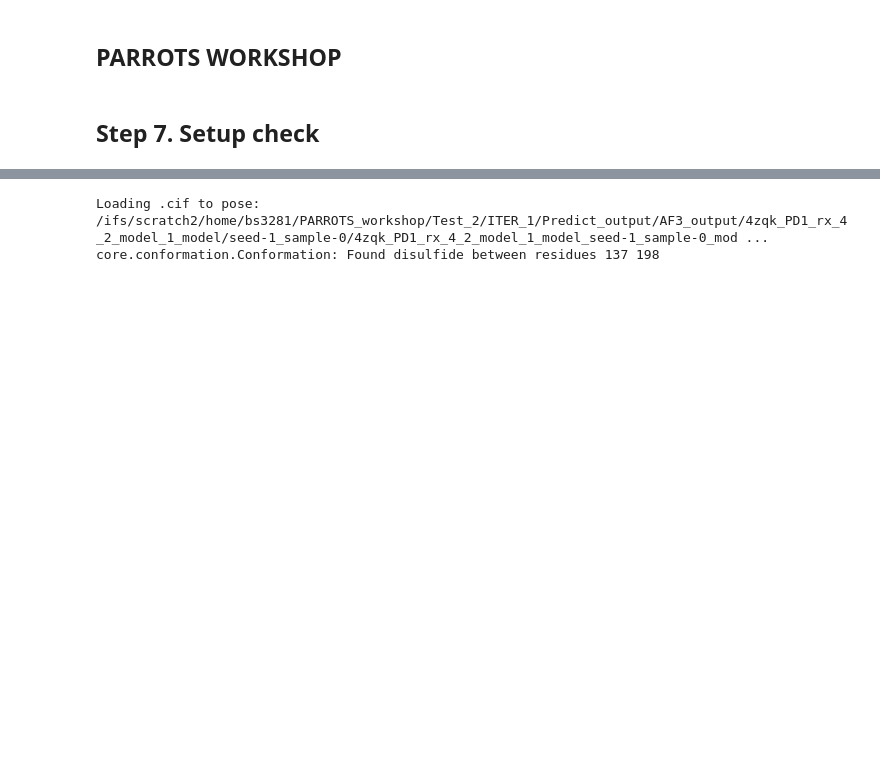
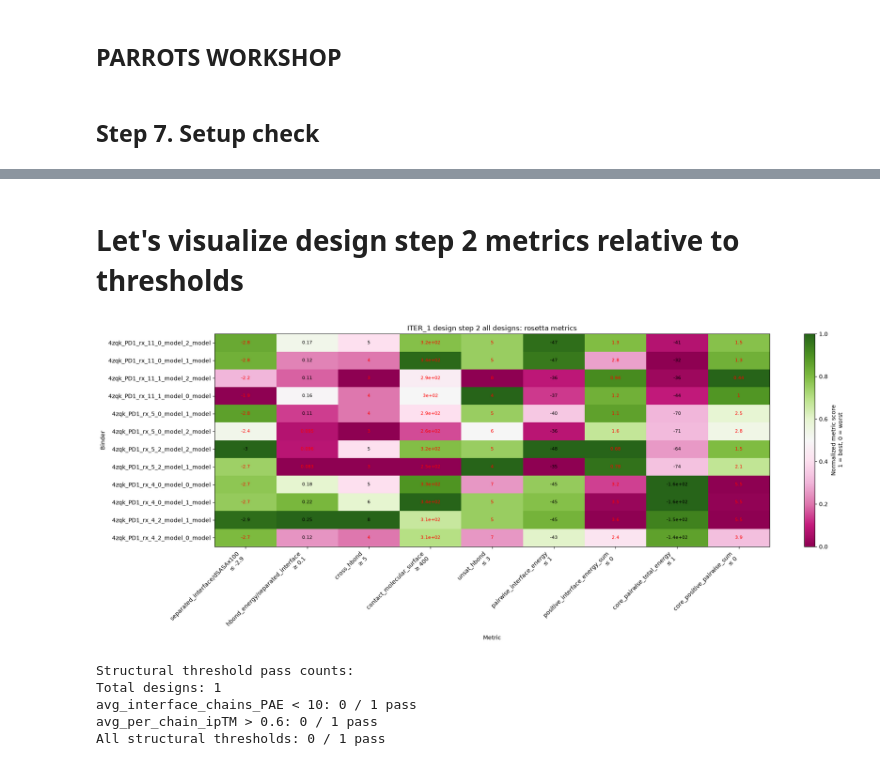
Before and after one commit to SundbergBelen/PARROTS_workshop, a Jupyter notebook: Notebooks/01_PARROTS_walkthrough.ipynb, the cells around one changed output, grey strips where cells are left out. Saved outputs shown, nothing was run; the diff lists cells and outputs as text; code cells hidden in the pictures; blank space fills up the shorter version.

```diff
--- a/Notebooks/01_PARROTS_walkthrough.ipynb
+++ b/Notebooks/01_PARROTS_walkthrough.ipynb
@@ -217,40 +105,26 @@ basic.random.init_random_generator: RandomGenerator:init: Normal mode, seed=-204
-# %%
-import tempfile
-import os
-
-def load_cif_to_pose(cif_file_path):
-	"""
-	Patch CIF file (missing citation.title) and load it into PyRosetta
-	by writing a temporary fixed CIF, then reading that.
-	"""
-	print(f"Loading .cif to pose: {cif_file_path}")
-	# Read original CIF
-	with open(cif_file_path, "r") as f:
-		lines = f.readlines()
-
-	# Append the missing CIF field Rosetta requires
-	# lines.append('_citation.title  ""\n')
-
-	# Create a safe temporary CIF file
-	with tempfile.NamedTemporaryFile(delete=False, suffix=".cif") as tmp:
-		tempcif = tmp.name
-		tmp.write("".join(lines).encode())
-
-	# Try to load with PyRosetta
-	try:
-		pose = pyrosetta.rosetta.core.import_pose.pose_from_file(
-			tempcif,
-			read_fold_tree=True,
-			type=pyrosetta.rosetta.core.import_pose.FileType.CIF_file
-		)
-	finally:
-		# Always clean up the temporary file
-		if os.path.exists(tempcif):
-			os.remove(tempcif)
-
-	return pose
-
-pose = load_cif_to_pose("/ifs/scratch2/home/bs3281/PARROTS_workshop/Test_2/ITER_1/Predict_output/AF3_output/4zqk_PD1_rx_4_2_model_1_model/seed-1_sample-0/4zqk_PD1_rx_4_2_model_1_model_seed-1_sample-0_model.cif")
-# %% [output]
-Loading .cif to pose: /ifs/scratch2/home/bs3281/PARROTS_workshop/Test_2/ITER_1/Predict_output/AF3_output/4zqk_PD1_rx_4_2_model_1_model/seed-1_sample-0/4zqk_PD1_rx_4_2_model_1_model_seed-1_sample-0_mod ...
-core.conformation.Conformation: Found disulfide between residues 137 198
+# %% [markdown]
+# Let's visualize design step 2 metrics relative to thresholds
+# %%
+from PARROTS_Analysis.parrots_plots import make_threshold_heatmap
+
+df_step_2_all = pd.read_csv('/ifs/scratch2/home/bs3281/PARROTS_workshop/Test_2/ITER_1/Design_output/step_2_design_metrics.csv')
+
+fig, ax, normalized_df, pass_fail_df = make_threshold_heatmap(
+	df_step_2_all,
+	metric_group='rosetta',
+	title="ITER_1 design step 2 all designs: rosetta metrics",
+	figsize=(20,8)
+)
+# %% [output]
+[figure, added]
+# %%
+from PARROTS_Analysis.parrots_plots import report_structural_threshold_passes
+
+df_af3_all = pd.read_csv('/ifs/scratch2/home/bs3281/PARROTS_workshop/Test_2/ITER_1/Predict_output/AF3_metrics.csv')
+passed_structural = report_structural_threshold_passes(df_af3_all)
+# %% [output]
+Structural threshold pass counts:
+Total designs: 1
+avg_interface_chains_PAE < 10: 0 / 1 pass
+avg_per_chain_ipTM > 0.6: 0 / 1 pass
+All structural thresholds: 0 / 1 pass
```
Also changed, not shown: parts of 26 cells of this notebook, 6 other files.
